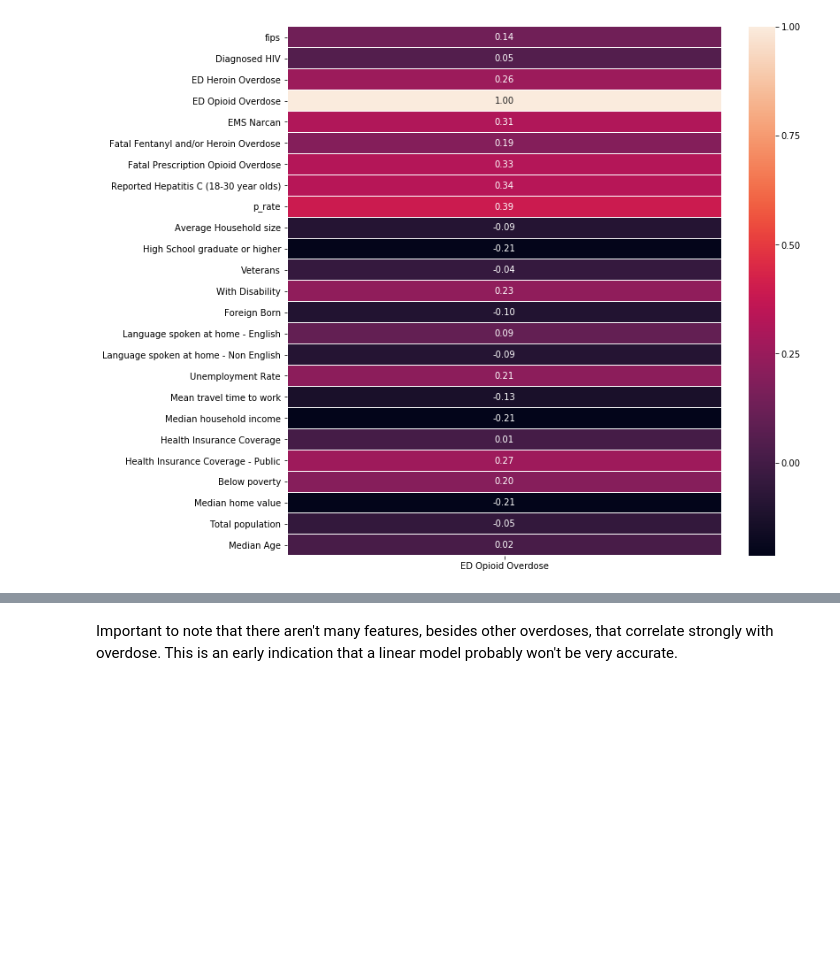
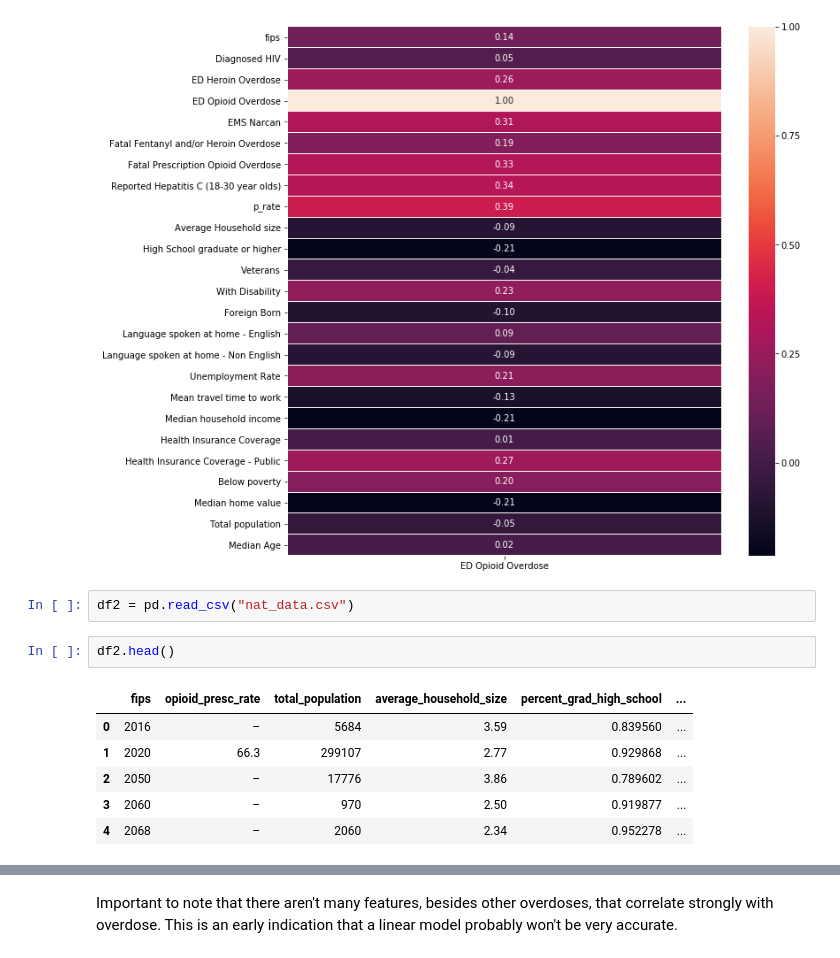
Before and after one commit to rohitmusti/ML-Final-Project, a Jupyter notebook: Final Project w_regressions.ipynb, the cells around one changed output, grey strips where cells are left out. Cells and saved outputs as stored; diff of their text form; blank space fills up the shorter version.

```diff
--- a/Final Project w_regressions.ipynb
+++ b/Final Project w_regressions.ipynb
@@ -122,3 +122,14 @@ sns.heatmap(df.corr()["ED Opioid Overdose"].to_frame(), ax=ax, annot=True, linew
 plt.show()
 # %% [output]
 [figure]
+# %%
+df2 = pd.read_csv("nat_data.csv")
+# %%
+df2.head()
+# %% [output]
+|  | fips | opioid_presc_rate | total_population | average_household_size | percent_grad_high_school | ... |
+| 0 | 2016 | – | 5684 | 3.59 | 0.839560 | ... |
+| 1 | 2020 | 66.3 | 299107 | 2.77 | 0.929868 | ... |
+| 2 | 2050 | – | 17776 | 3.86 | 0.789602 | ... |
+| 3 | 2060 | – | 970 | 2.50 | 0.919877 | ... |
+| 4 | 2068 | – | 2060 | 2.34 | 0.952278 | ... |
```
Also changed, not shown: parts of 13 cells of this notebook.
